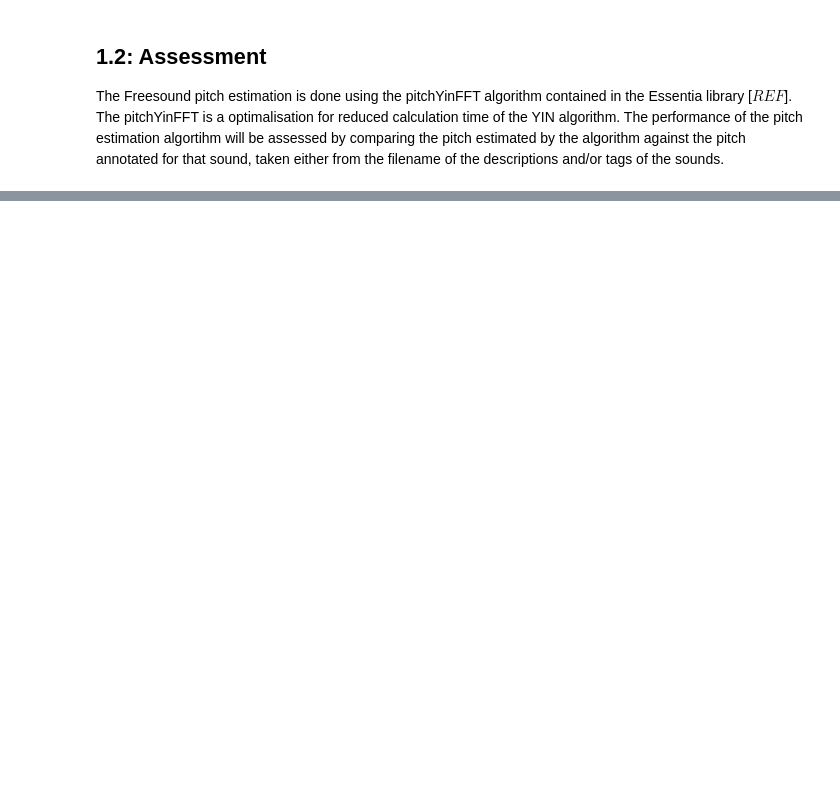
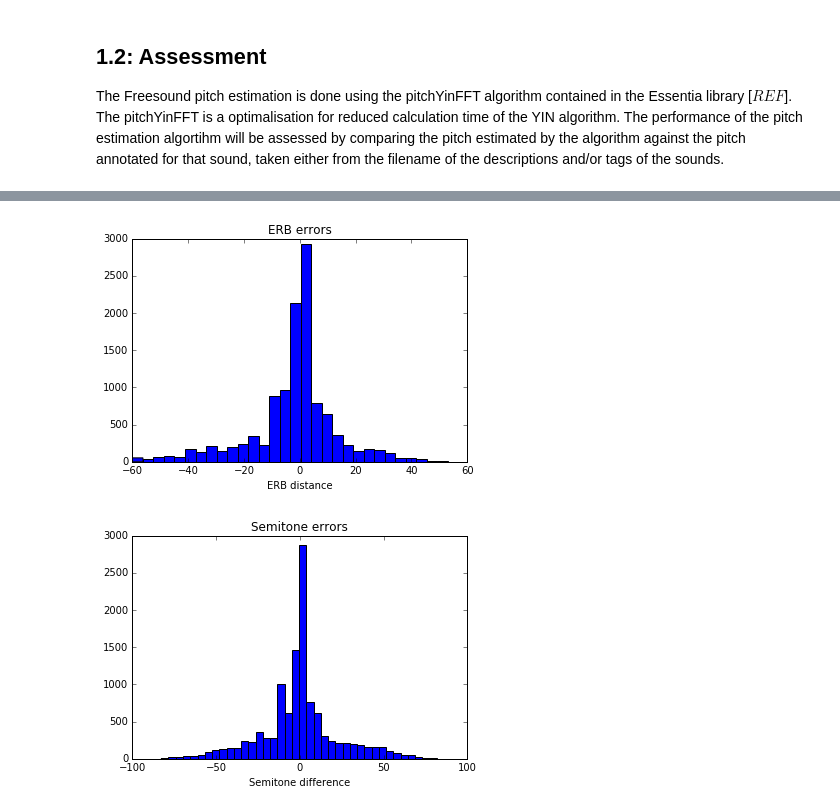
Before and after one commit to akkeh/internship, a Jupyter notebook: pitchEst/notebook/pitchEstimation.ipynb, the cells around one changed output, grey strips where cells are left out. Cells and saved outputs as stored; diff of their text form; code cells hidden in the pictures; blank space fills up the shorter version.

```diff
--- a/pitchEst/notebook/pitchEstimation.ipynb
+++ b/pitchEst/notebook/pitchEstimation.ipynb
@@ -88,0 +194,13 @@ NameError: name 'carlosESS' is not defined
+# %%
+plt.hist(ESS_ERB, bins=30);
+plt.title("ERB errors")
+plt.xlabel("ERB distance")
+plt.show()
+
+plt.hist(ESS_st, bins = 40);
+plt.title("Semitone errors")
+plt.xlabel("Semitone difference")
+plt.show()
+# %% [output]
+[figure, added]
+[figure, added]
```
Also changed, not shown: parts of 26 cells of this notebook, 8 other files.
